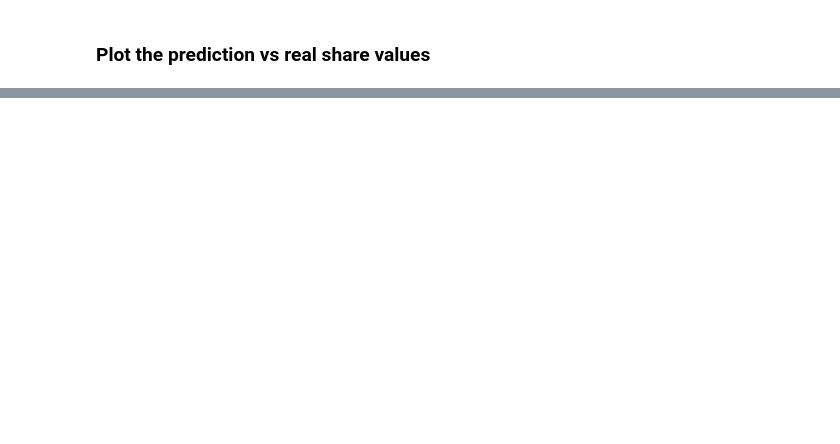
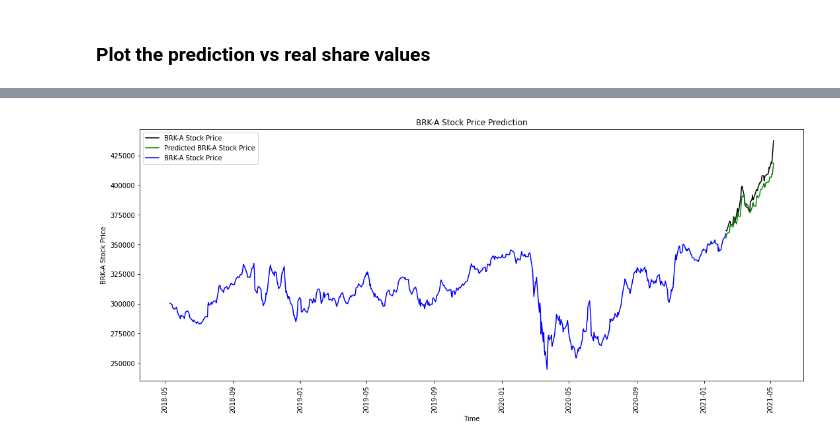
Before and after one commit to komaljoshi-sjsu/stock-prediction, a Jupyter notebook: lstm/lstm.ipynb, the cells around one changed output, grey strips where cells are left out. Drawn from its saved outputs; the diff is of its cells as text; code cells hidden in the pictures; blank space fills up the shorter version.

Commit message:
Modularized code, added scaling for selected time period

```diff
--- a/lstm/lstm.ipynb
+++ b/lstm/lstm.ipynb
@@ -88,3 +82,7 @@ plot_training_testing_distribution(stock_symbol, training_dataframe, testing_dat
+# %%
+training_dataset = training_dataframe.values
+training_dataset_scaled = np.copy(training_dataset)
+transformer = fit_data_scalar(training_dataset_scaled)
 # %% [markdown]
 ### Creating data with timesteps
 Here we are preparing the input for LSTM model such that we will be taking the data from last 60 trading days to predict the next trading day's mean OHLC share value.
@@ -148,0 +126,2 @@ Epoch 100/100
+# %%
+stock_prediction_model = create_and_fit_LSTM(X_train, y_train, epochs=100, batch_size=30)
@@ -164,7 +161,7 @@ def suggest_favourable_action(historical_ohlc_avg, next_day_prediction):
 ### Stock prediction
 We will use the LSTM model on our test dataset to predict the share price.
 # %%
-def predict_stock_prices(ohlc_avg_data, testing_dataframe_data, model, scalar_transformer, trading_window=30):
+def predict_stock_prices(ohlc_avg_data, testing_dataframe_data, model, scaler_transformer, trading_window=30):
     """
     We will use the LSTM model on our test dataset to predict the
     share price and suggest a favourable action.
@@ -173,7 +170,7 @@ def predict_stock_prices(ohlc_avg_data, testing_dataframe_data, model, scalar_tr
         ohlc_avg_data: complete dataset with OHLC average values
         testing_dataframe_data: testing dataset
         model: trained LSTM model
-        scalar_transformer: Scalar transformer for normalizing and denormalizing the data
+        scaler_transformer: Scaler transformer for normalizing and denormalizing the data
         trading_window: Number of days you want to consider to calcuate
                         average ohlc data to compare with the next prediction
 
@@ -185,19 +182,28 @@ def predict_stock_prices(ohlc_avg_data, testing_dataframe_data, model, scalar_tr
     predicted_stock_price_scaled = []
 
     inputs = ohlc_avg_data[len(ohlc_avg_data) - len(testing_dataframe_data) - lookback:].values
-    inputs = scalar_transformer.transform(inputs)
+    inputs = scaler_transformer.transform(inputs)
 
     correct = wrong = total = 0
     for i in range(lookback, len(inputs)):
         next_day_input = inputs[i-lookback:i, :]
         next_day_input = next_day_input.reshape(1, -1, 1)
+
         next_day_predicted_stock_price = model.predict(next_day_input)
+
         predicted_stock_price_scaled.append(next_day_predicted_stock_price[0][0])
-        next_day_predicted_stock_price = scalar_transformer.inverse_transform(next_day_predicted_stock_price)
+
+        next_day_predicted_stock_price = scaler_transformer.inverse_transform(next_day_predicted_stock_price)
         predicted_stock_price.append(next_day_predicted_stock_price[0][0])
-        prediction = suggest_favourable_action(ohlc_avg_data[len(training_dataframe) + i - lookback - trading_window:len(training_dataframe) + i - lookback], next_day_predicted_stock_price[0][0])
+
+        trading_window_start_index = len(training_dataframe) + i - lookback - trading_window
+        trading_window_end_index = len(training_dataframe) + i - lookback
+        trading_window_data = ohlc_avg_data[trading_window_start_index:trading_window_end_index]
+
+        prediction = suggest_favourable_action(trading_window_data, next_day_predicted_stock_price[0][0])
         print('Prediction: Tomorrow (utc:{}) it is more favourable to {}'.format(str(testing_dataframe_data.index[i-60].date()), prediction))
-        real = suggest_favourable_action(ohlc_avg_data[len(training_dataframe) + i - lookback - trading_window:len(training_dataframe) + i - lookback], real_stock_price[i-lookback])
+
+        real = suggest_favourable_action(trading_window_data, real_stock_price[i-lookback])
         if prediction != real:
             wrong += 1
         else:
@@ -211,5 +217,3 @@ def predict_stock_prices(ohlc_avg_data, testing_dataframe_data, model, scalar_tr
     print("RMSE (range: 0 to 1):", mean_squared_error(inputs[60:], predicted_stock_price_scaled, squared=False))
 
     return predicted_stock_price
-
-predicted_ohlc_prices = predict_stock_prices(ohlc_avg, testing_dataframe, stock_prediction_model, transformer)
@@ -254,0 +261,17 @@ prediction_vs_real(stock_symbol, testing_dataframe, predicted_stock_price_datafr
+# %%
+def plot_full_graph(symbol: str, real_values, predicted_values, train_dataframe):
+    plt.figure(figsize = (18,7))
+    plt.plot(real_values, color = 'black', label = '{} Stock Price'.format(stock_symbol))
+    plt.plot(predicted_values, color = 'green', label = 'Predicted {} Stock Price'.format((stock_symbol)))
+    plt.plot(train_dataframe, color = 'blue', label = '{} Stock Price'.format(stock_symbol))
+    # plt.xticks(predicted_values.index.to_pydatetime())
+    plt.title('{} Stock Price Prediction'.format(stock_symbol))
+    plt.xlabel('Time')
+    plt.ylabel('{} Stock Price'.format(stock_symbol))
+    plt.legend()
+    plt.xticks(rotation='vertical')
+    plt.show()
+# %%
+plot_full_graph(stock_symbol, testing_dataframe, predicted_stock_price_dataframe, training_dataframe)
+# %% [output]
+[figure, added]
```
Also changed, not shown: parts of 29 cells of this notebook, 1 other file.
